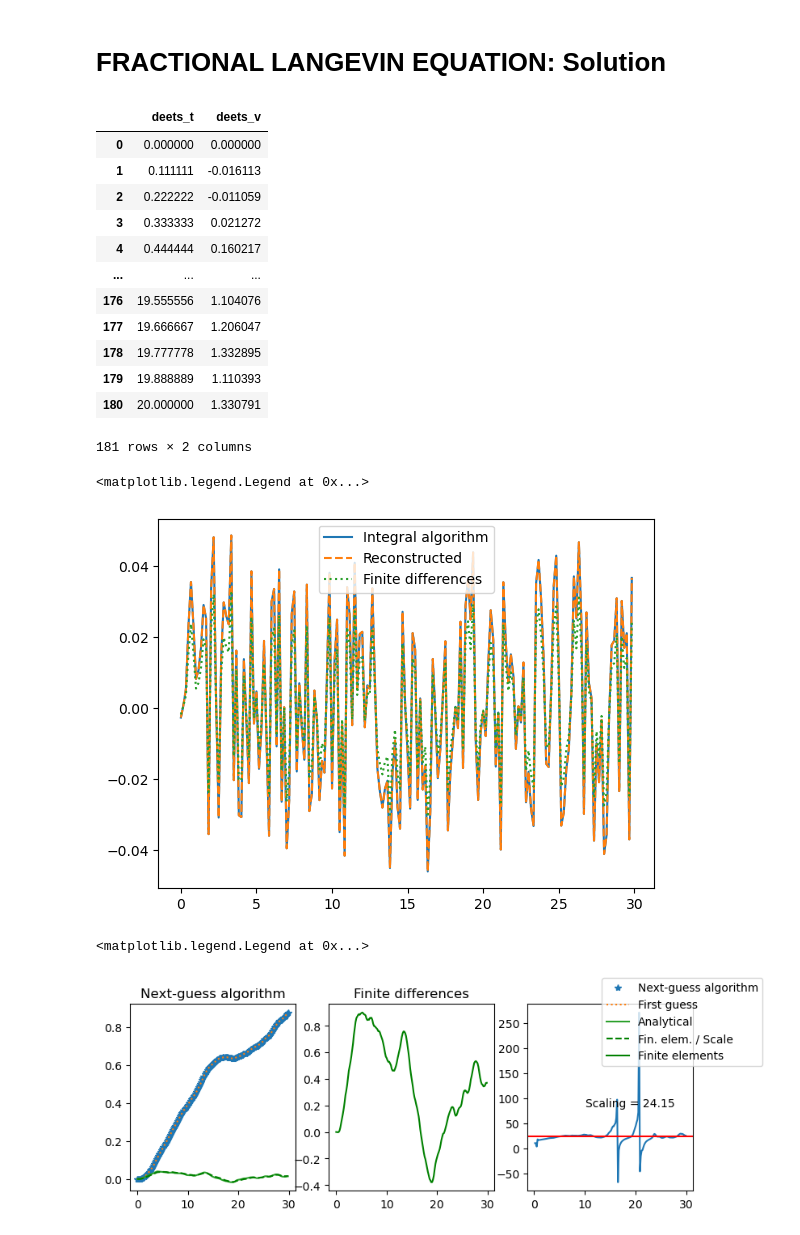
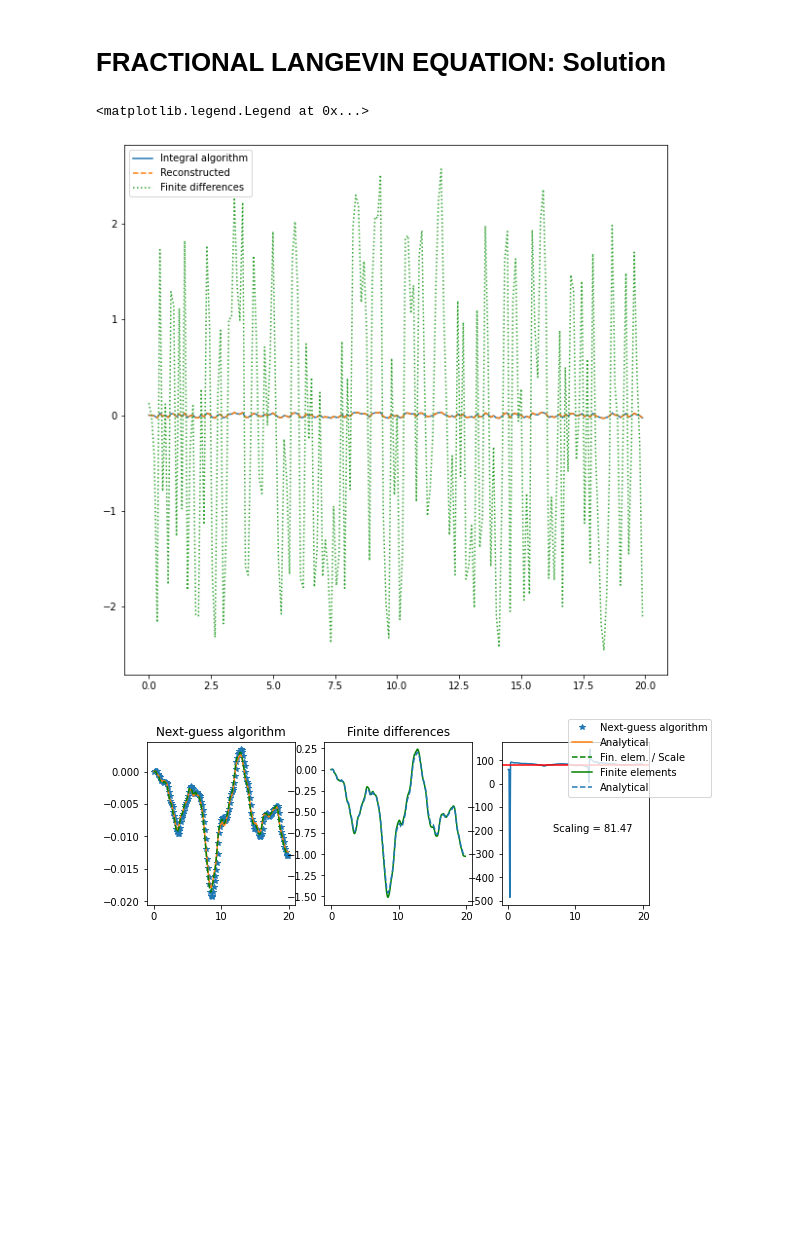
Before and after one commit to davidsantiagoquevedo/fractional-langevin-equations, a Jupyter notebook: analysis/comparison_fLe_nga_fem.ipynb, the cells around one changed output. Saved outputs shown, nothing was run; the diff lists cells and outputs as text; code cells hidden in the pictures; blank space fills up the shorter version.

```diff
--- a/analysis/comparison_fLe_nga_fem.ipynb
+++ b/analysis/comparison_fLe_nga_fem.ipynb
@@ -14,32 +14,16 @@ H = 0.6
 N = 180
 T = 20
 h = T/N
-
+id = 11
 data_path = "../data_misc/"
 
-path = (f"{data_path}fBM-h-{H}-1.hdf5")
-noise_path = (f"{data_path}fle-h-{H}-noise{N}.hdf5")
+path = (f"{data_path}fBM-h-{H}-{id}.hdf5")
+noise_path = (f"{data_path}fle-h-{H}-noise-{N}-{id}.hdf5")
 BH = ut.read_hdf5_data(path)
 dBH = ut.read_hdf5_data(noise_path)
 noise = [T*(BH.deets_v[i+1] - BH.deets_v[i])/N for i in range(0,N)]
 # %% [markdown]
 # FRACTIONAL LANGEVIN EQUATION: Solution
-# %%
-BH
-# %% [output]
-|  | deets_t | deets_v |
-| 0 | 0.000000 | 0.000000 |
-| 1 | 0.111111 | -0.016113 |
-| 2 | 0.222222 | -0.011059 |
-| 3 | 0.333333 | 0.021272 |
-| 4 | 0.444444 | 0.160217 |
-| ... | ... | ... |
-| 176 | 19.555556 | 1.104076 |
-| 177 | 19.666667 | 1.206047 |
-| 178 | 19.777778 | 1.332895 |
-| 179 | 19.888889 | 1.110393 |
-| 180 | 20.000000 | 1.330791 |
-181 rows × 2 columns
 # %%
 def line(t):
     return t
@@ -84,33 +66,33 @@ eq.external_B_H(np.array(BH.deets_v), t)
 eq.get_analytical()
 eq.solve()
 # %%
-plt.plot(dBH.deets_t, dBH.deets_v, label = "Integral algorithm")
-plt.plot(dBH.deets_t, noise, ls = '--', label = "Reconstructed")
-plt.plot(dBH.deets_t, eq.dB_H, ls = ':', label = "Finite differences")
-plt.legend()
+fig, ax = plt.subplots(figsize = (10, 10))
+ax.plot(dBH.deets_t, dBH.deets_v, label = "Integral algorithm")
+ax.plot(dBH.deets_t, noise, ls = '--', label = "Reconstructed")
+ax.plot(dBH.deets_t, eq.dB_H, ls = ':', label = "Finite differences")
+ax.legend()
 # %% [output]
 <matplotlib.legend.Legend at 0x...>
-[figure, old version]
+[figure, new version]
 # %%
 scale_vect = eq.numerical/anl
 scale = round(np.mean((eq.numerical/anl)[int(0.8*N):]),2)
 
 fig, ax = plt.subplots(1,3, figsize = (9, 3))
 ax[0].plot(t, df_sol1.deets_v, ls = "", marker = "*", label = "Next-guess algorithm")
-ax[0].plot(t, first_guess, ls = ":", marker = "", label = "First guess")
+#ax[0].plot(t, first_guess, ls = ":", marker = "", label = "First guess")
 ax[0].plot(t, anl, label = "Analytical")
 ax[0].set_title("Next-guess algorithm")
 ax[0].plot(t, eq.numerical/scale, label = "Fin. elem. / Scale", ls = "--", color = "green")
 
 ax[1].plot(t, eq.numerical, label = "Finite elements", ls = "-", color = "green")
-#ax[1].plot(t, eq.analytical, label = "Analytical", ls = "--")
+ax[1].plot(t, eq.analytical, label = "Analytical", ls = "--")
 ax[1].set_title("Finite differences")
 
 ax[2].plot(t, scale_vect, label = "", ls = "-")
 ax[2].axhline(y = scale, label = "", ls = "-", color = "red")
 ax[2].text(0.35, 0.5, f"Scaling = {scale}", transform=ax[2].transAxes, fontsize=10,
         verticalalignment='top')
-fig.legend()
+fig.legend();
 # %% [output]
-<matplotlib.legend.Legend at 0x...>
-[figure, old version]
+[figure, new version]
```
Also changed, not shown: parts of 9 cells of this notebook.
